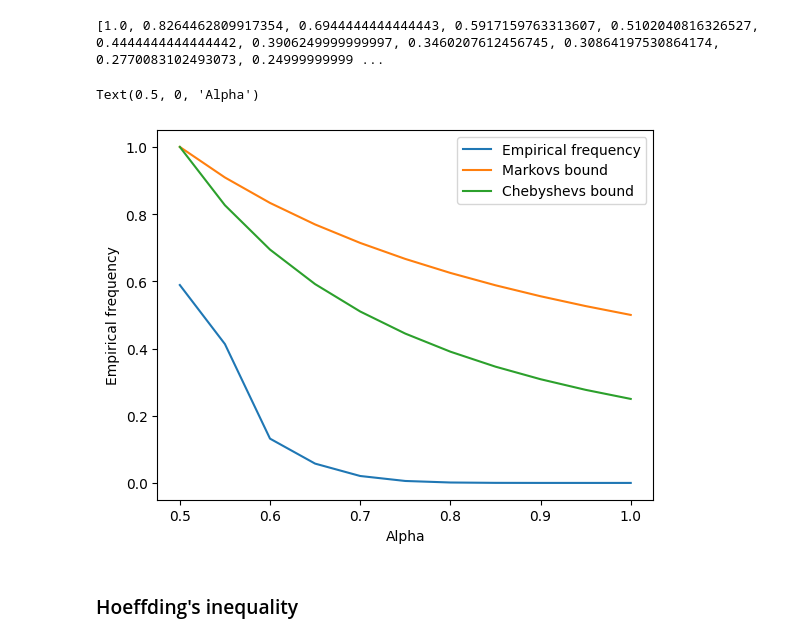
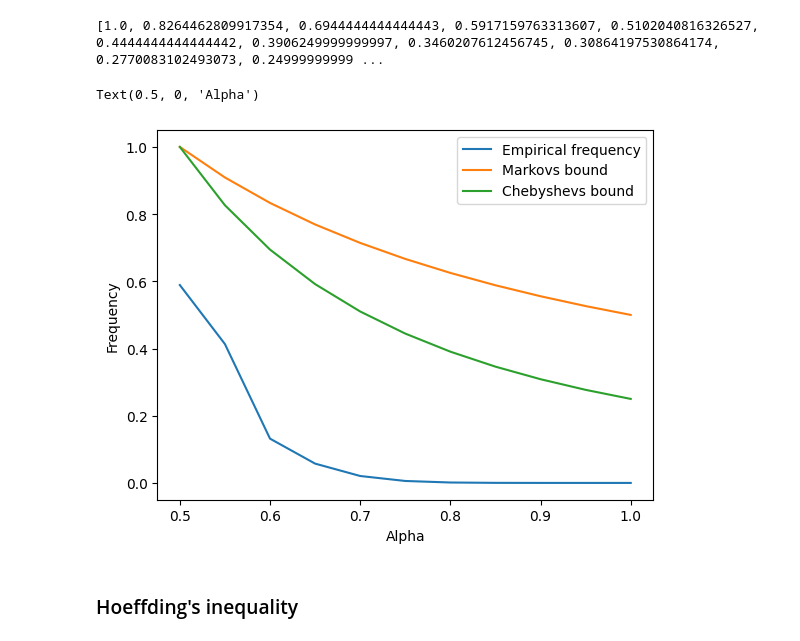
Before and after one commit to Husted42/machineLearning, a Jupyter notebook: linearRegression/hoefdings.ipynb, the cells around one changed output. Cells and saved outputs as stored; diff of their text form; code cells hidden in the pictures.

```diff
--- a/linearRegression/hoefdings.ipynb
+++ b/linearRegression/hoefdings.ipynb
@@ -100,13 +100,13 @@ print(chebyshevBound)
 # %%
 plt.plot(alpha, empFreqLst, label = 'Empirical frequency')
 plt.plot(alpha, markovsBound, label = 'Markovs bound')
 plt.plot(alpha, chebyshevBound, label = 'Chebyshevs bound')
 plt.legend()
-plt.ylabel('Empirical frequency')
+plt.ylabel('Frequency')
 plt.xlabel('Alpha')
 # %% [output]
 Text(0.5, 0, 'Alpha')
-[figure, old version]
+[figure, new version]
 # %% [markdown]
 ### Hoeffding's inequality
 # %% [markdown]
```
Also changed, not shown: parts of 3 cells of this notebook.
